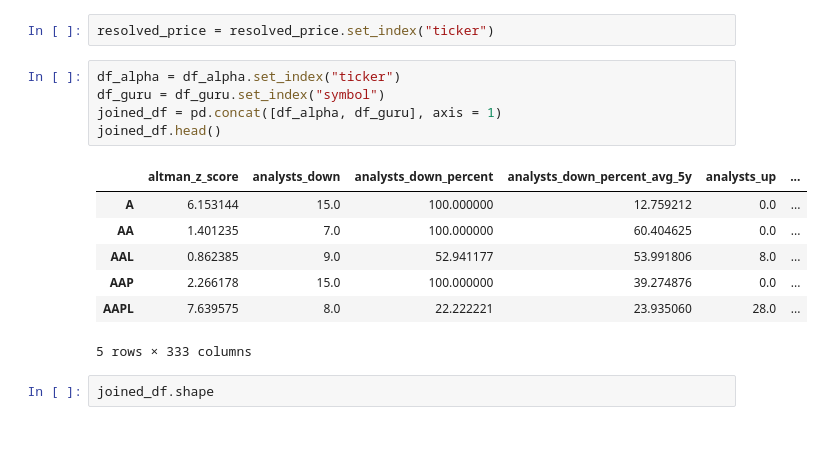
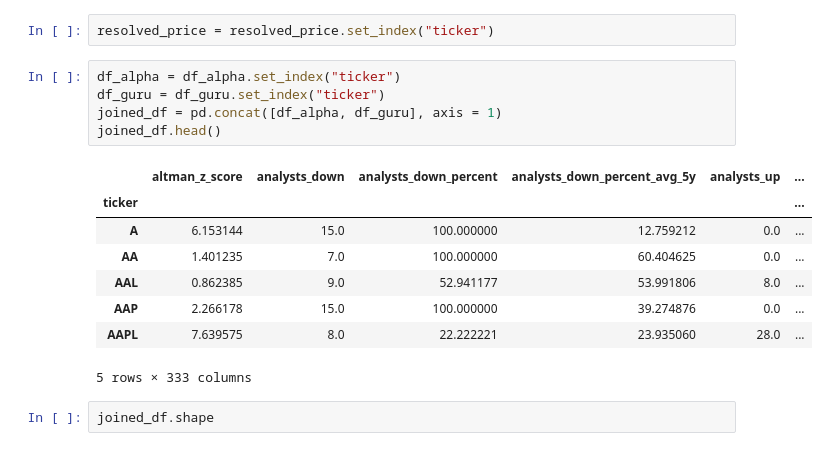
Before and after one commit to QuantBears/data-analysis, a Jupyter notebook: EDA/2023-10-05/eda.ipynb, the cells around one changed output. Saved outputs shown, nothing was run; the diff lists cells and outputs as text.

```diff
--- a/EDA/2023-10-05/eda.ipynb
+++ b/EDA/2023-10-05/eda.ipynb
@@ -22,11 +22,12 @@ resolved_price = wr.s3.read_parquet(s3_price_collection_path + f"{today}.parquet
 resolved_price = resolved_price.set_index("ticker")
 # %%
 df_alpha = df_alpha.set_index("ticker")
-df_guru = df_guru.set_index("symbol")
+df_guru = df_guru.set_index("ticker")
 joined_df = pd.concat([df_alpha, df_guru], axis = 1)
 joined_df.head()
 # %% [output]
 |  | altman_z_score | analysts_down | analysts_down_percent | analysts_down_percent_avg_5y | analysts_up | ... |
+| ticker |  |  |  |  |  | ... |
 | A | 6.153144 | 15.0 | 100.000000 | 12.759212 | 0.0 | ... |
 | AA | 1.401235 | 7.0 | 100.000000 | 60.404625 | 0.0 | ... |
 | AAL | 0.862385 | 9.0 | 52.941177 | 53.991806 | 8.0 | ... |
```
Also changed, not shown: parts of 3 cells of this notebook, 3 other files.
